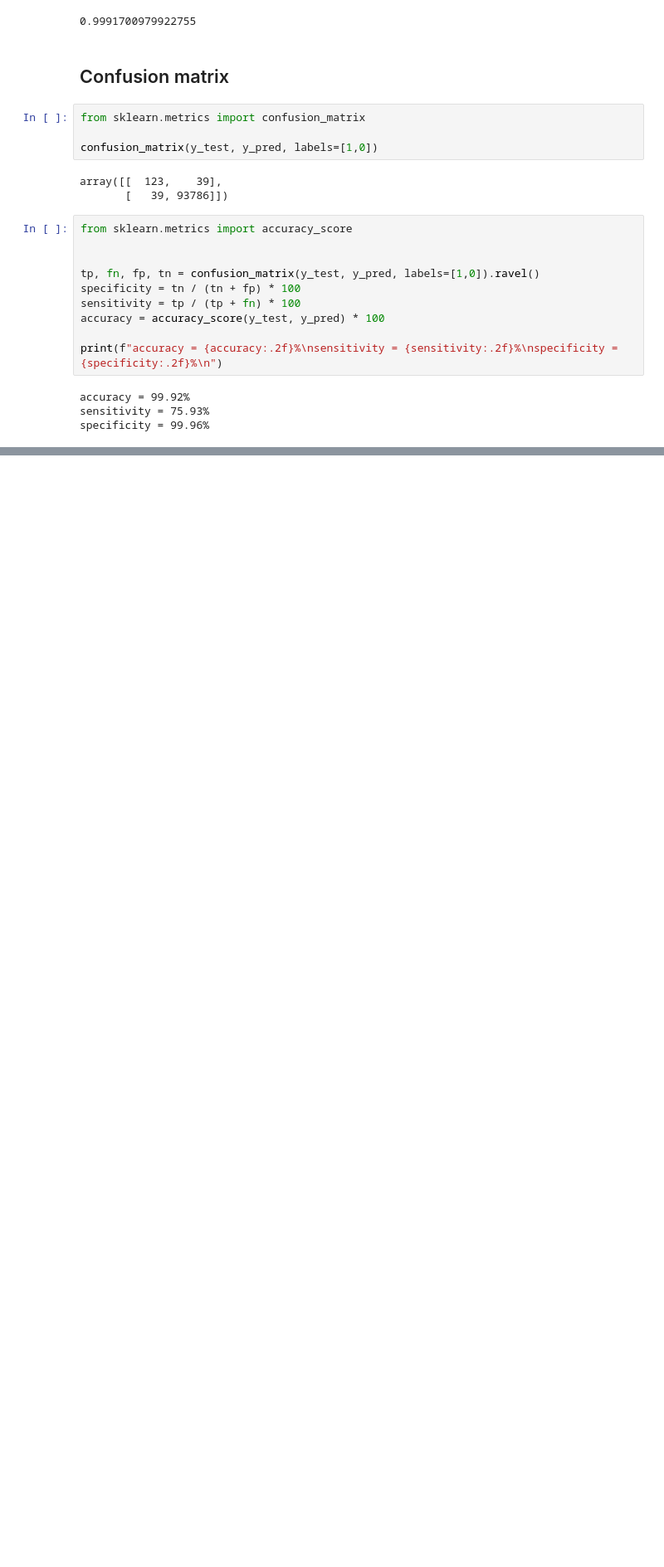
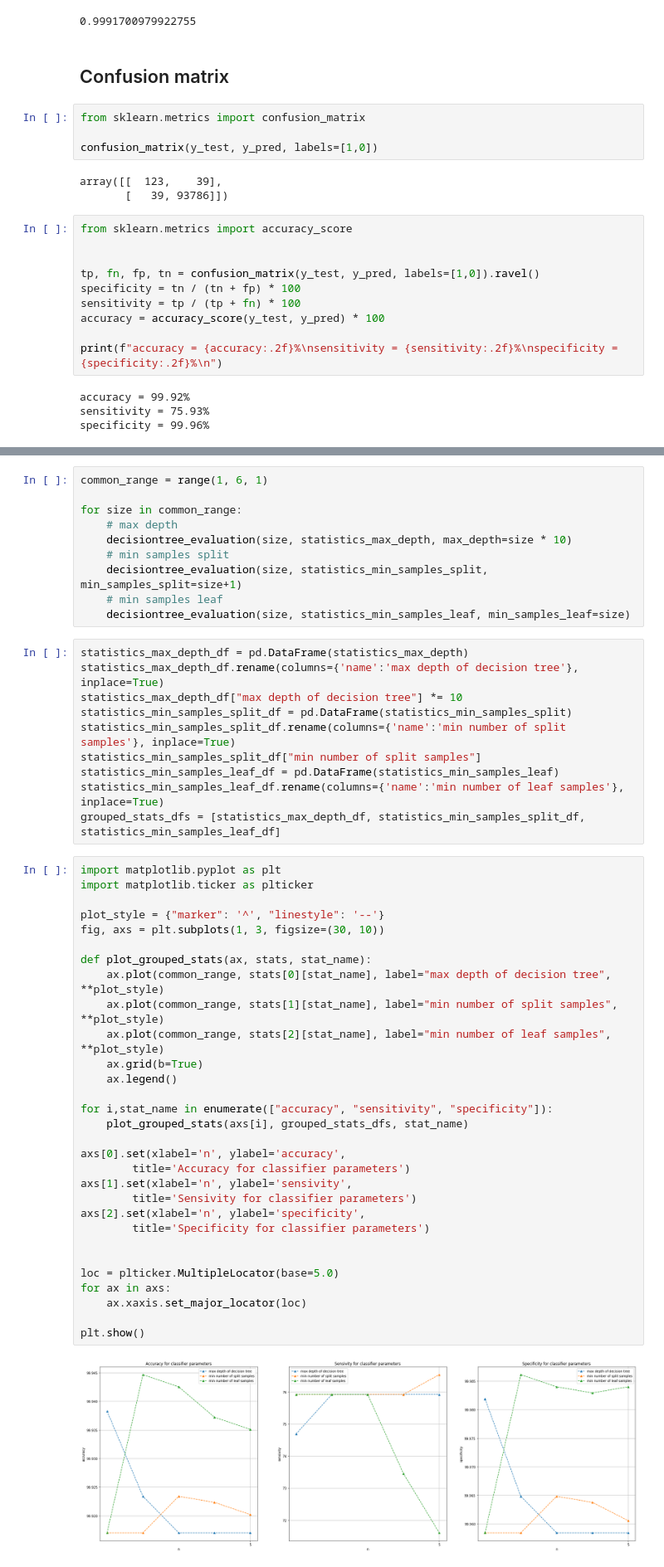
Before and after one commit to adamek195/class-imbalanced-data-creditcard-transaction, a Jupyter notebook: research/creditcard_decisiontree.ipynb, the cells around one changed output, grey strips where cells are left out. Shown: that part at 83% size. Saved outputs shown, nothing was run; the diff lists cells and outputs as text; blank space fills up the shorter version.

Commit message:
parameters for decision tree

```diff
--- a/research/creditcard_decisiontree.ipynb
+++ b/research/creditcard_decisiontree.ipynb
@@ -87,0 +122,52 @@ specificity = 99.96%
+# %%
+common_range = range(1, 6, 1)
+
+for size in common_range:
+    # max depth
+    decisiontree_evaluation(size, statistics_max_depth, max_depth=size * 10)
+    # min samples split
+    decisiontree_evaluation(size, statistics_min_samples_split, min_samples_split=size+1)
+    # min samples leaf
+    decisiontree_evaluation(size, statistics_min_samples_leaf, min_samples_leaf=size)
+# %%
+statistics_max_depth_df = pd.DataFrame(statistics_max_depth)
+statistics_max_depth_df.rename(columns={'name':'max depth of decision tree'}, inplace=True)
+statistics_max_depth_df["max depth of decision tree"] *= 10
+statistics_min_samples_split_df = pd.DataFrame(statistics_min_samples_split)
+statistics_min_samples_split_df.rename(columns={'name':'min number of split samples'}, inplace=True)
+statistics_min_samples_split_df["min number of split samples"]
+statistics_min_samples_leaf_df = pd.DataFrame(statistics_min_samples_leaf)
+statistics_min_samples_leaf_df.rename(columns={'name':'min number of leaf samples'}, inplace=True)
+grouped_stats_dfs = [statistics_max_depth_df, statistics_min_samples_split_df, statistics_min_samples_leaf_df]
+# %%
+import matplotlib.pyplot as plt
+import matplotlib.ticker as plticker
+
+plot_style = {"marker": '^', "linestyle": '--'}
+fig, axs = plt.subplots(1, 3, figsize=(30, 10))
+
+def plot_grouped_stats(ax, stats, stat_name):
+    ax.plot(common_range, stats[0][stat_name], label="max depth of decision tree", **plot_style)
+    ax.plot(common_range, stats[1][stat_name], label="min number of split samples", **plot_style)
+    ax.plot(common_range, stats[2][stat_name], label="min number of leaf samples", **plot_style)
+    ax.grid(b=True)
+    ax.legend()
+
+for i,stat_name in enumerate(["accuracy", "sensitivity", "specificity"]):
+    plot_grouped_stats(axs[i], grouped_stats_dfs, stat_name)
+
+axs[0].set(xlabel='n', ylabel='accuracy',
+        title='Accuracy for classifier parameters')
+axs[1].set(xlabel='n', ylabel='sensivity',
+        title='Sensivity for classifier parameters')
+axs[2].set(xlabel='n', ylabel='specificity',
+        title='Specificity for classifier parameters')
+
+
+loc = plticker.MultipleLocator(base=5.0)
+for ax in axs:
+    ax.xaxis.set_major_locator(loc)
+
+plt.show()
+# %% [output]
+[figure, added]
```
Also changed, not shown: parts of 7 cells of this notebook.
